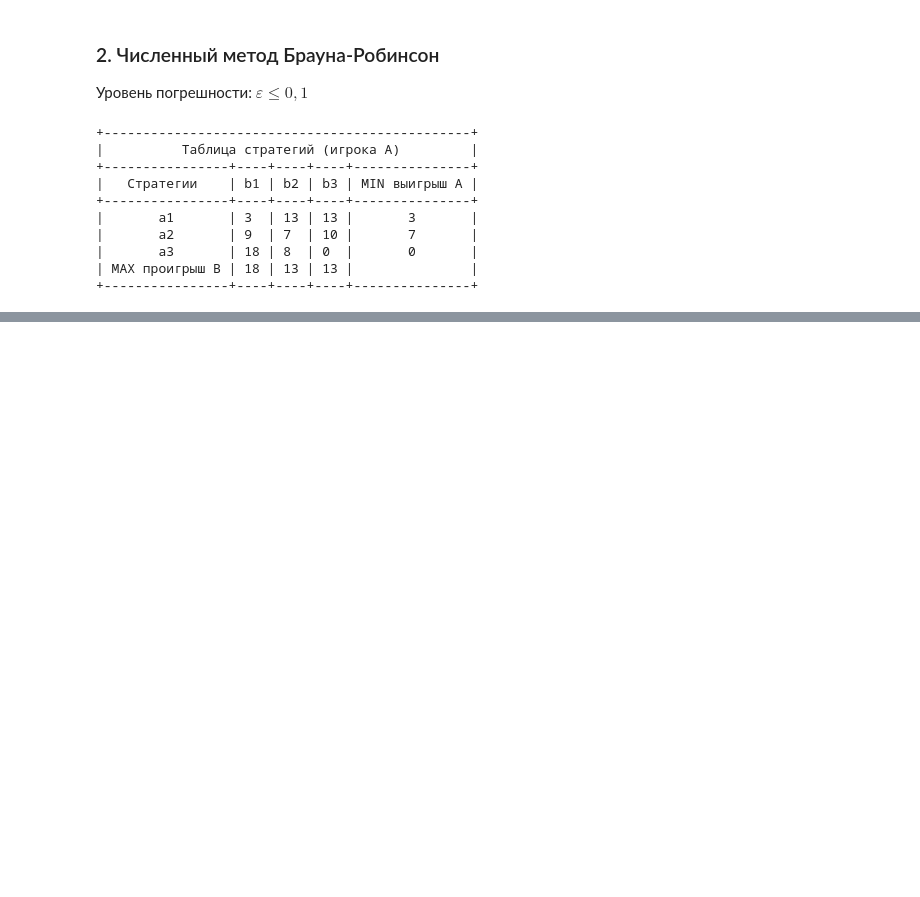
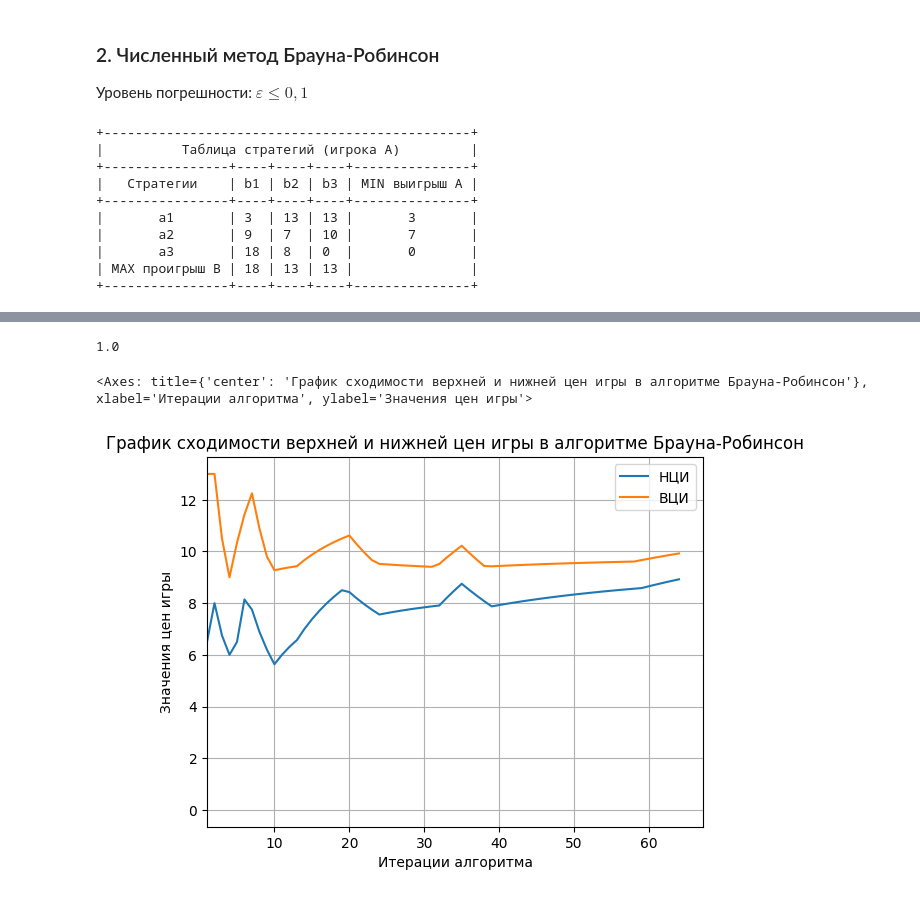
Before and after one commit to aaaaaaaalesha/10-game_theory, a Jupyter notebook: game_theory/01-lab-brown_robinson/brown-robinson.ipynb, the cells around one changed output, grey strips where cells are left out. Cells and saved outputs as stored; diff of their text form; code cells hidden in the pictures; blank space fills up the shorter version.

Commit message:
feat(lab-01): completed brown-robinson

```diff
--- a/game_theory/01-lab-brown_robinson/brown-robinson.ipynb
+++ b/game_theory/01-lab-brown_robinson/brown-robinson.ipynb
@@ -215,4 +221,6 @@ reduced_game
 | MAX проигрыш B | 18 | 13 | 13 |               |
 +----------------+----+----+----+---------------+
 # %%
-df = BrownRobinson(game_matrix=reduced_game).solve()
+brown_robinson = BrownRobinson(game_matrix=reduced_game)
+df = brown_robinson.solve(out=Path("iterations_table.csv"))
+df
@@ -234,0 +297,15 @@ df
+# %%
+sum((strategy_b_1, strategy_b_2, strategy_b_3))
+# %% [output]
+1.0
+# %%
+df[[MAXMIN_ESTIMATION_LABEL, MINMAX_ESTIMATION_LABEL]].plot(
+    title="График сходимости верхней и нижней цен игры в алгоритме Брауна-Робинсон",
+    xlabel="Итерации алгоритма",
+    ylabel="Значения цен игры",
+    xlim=(1, None),
+    grid=True,
+)
+# %% [output]
+<Axes: title={'center': 'График сходимости верхней и нижней цен игры в алгоритме Брауна-Робинсон'}, xlabel='Итерации алгоритма', ylabel='Значения цен игры'>
+[figure, added]
```
Also changed, not shown: parts of 8 cells of this notebook, 5 other files.
